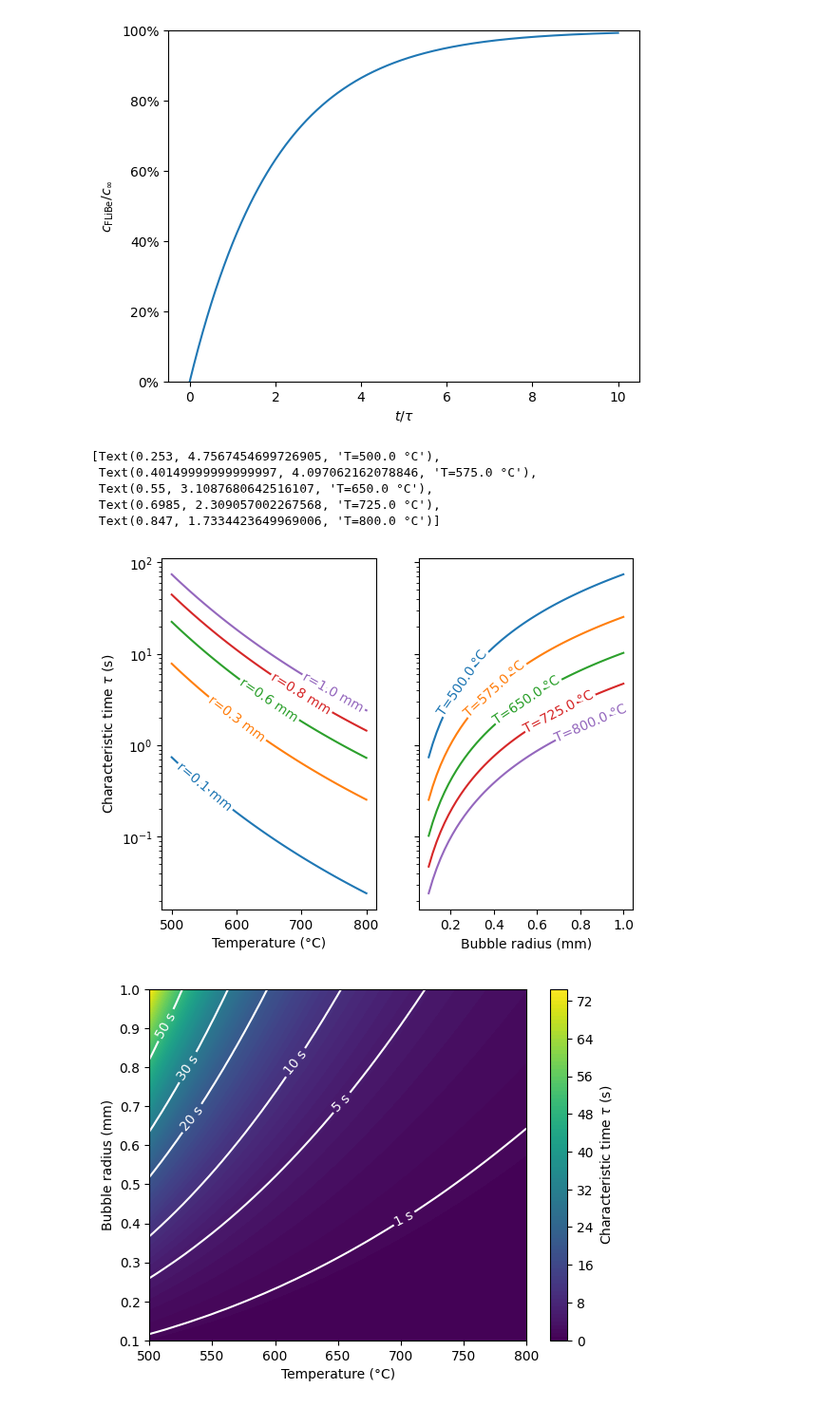
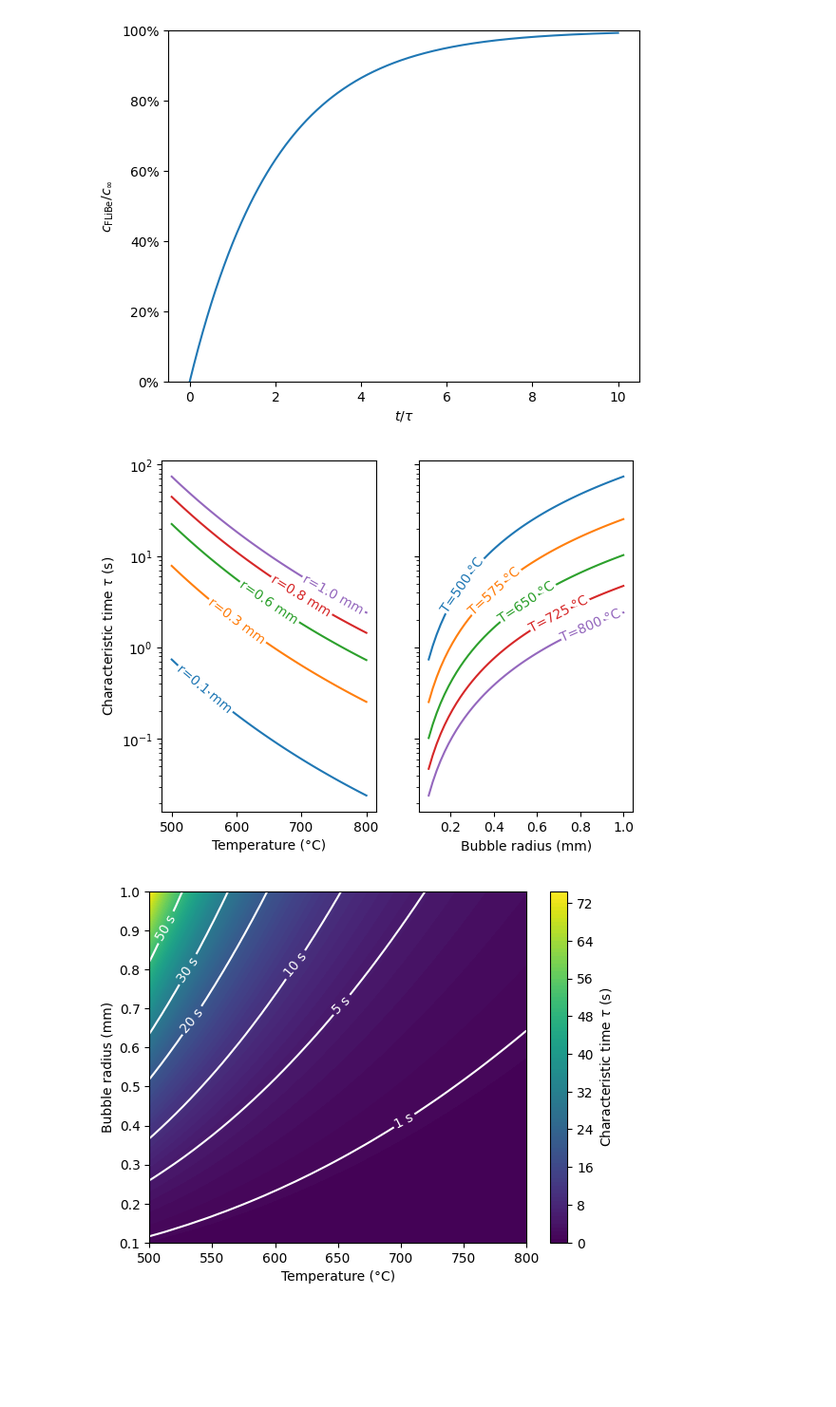
Before and after one commit to LIBRA-project/BABY-100-mL-runs, a Jupyter notebook: sparging.ipynb, the cells around one changed output. Shown at 95% size. Saved outputs shown, nothing was run; the diff lists cells and outputs as text; code cells hidden in the pictures; blank space fills up the shorter version.

```diff
--- a/sparging.ipynb
+++ b/sparging.ipynb
@@ -69,40 +69,36 @@ plt.sca(axs[0])
 T_range = np.linspace(500, 800) * ureg.degC
 radii = np.linspace(0.1, 1, num=5) * ureg.mm
 
 for radius in radii:
     plt.plot(
         T_range,
         compute_characteristic_time(T_range, radius).to(ureg.s),
         label=f"r={radius:~.1f}",
     )
 
 # vary radius
 plt.sca(axs[1])
 
 radius_range = np.linspace(0.1, 1) * ureg.mm
 temperatures = np.linspace(500, 800, num=5) * ureg.degC
 
 for T in temperatures:
     plt.plot(
         radius_range,
         compute_characteristic_time(T, radius_range).to(ureg.s),
-        label=f"T={T:~.1f}",
+        label=f"T={T:~.0f}",
     )
 
 axs[0].set_ylabel(r"Characteristic time $\tau$ (s)")
 axs[0].set_xlabel(f"Temperature ({T_range.units: ~P})")
 axs[1].set_xlabel(f"Bubble radius ({radius_range.units: ~P})")
 plt.yscale("log")
 
 labelLines(axs[0].get_lines(), zorder=2.5)
 labelLines(axs[1].get_lines(), zorder=2.5)
+plt.show()
 # %% [output]
-[Text(0.253, 4.7567454699726905, 'T=500.0 °C'),
- Text(0.40149999999999997, 4.097062162078846, 'T=575.0 °C'),
- Text(0.55, 3.1087680642516107, 'T=650.0 °C'),
- Text(0.6985, 2.309057002267568, 'T=725.0 °C'),
- Text(0.847, 1.7334423649969006, 'T=800.0 °C')]
-[figure, old version]
+[figure, new version]
 # %%
 from matplotlib import ticker, cm, colors
 
```
